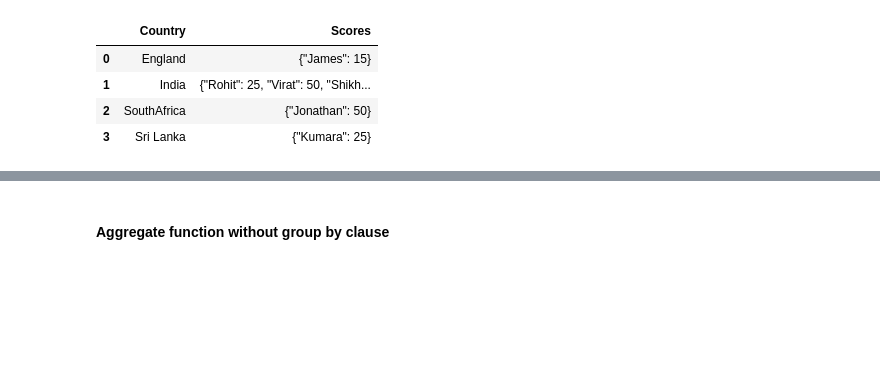
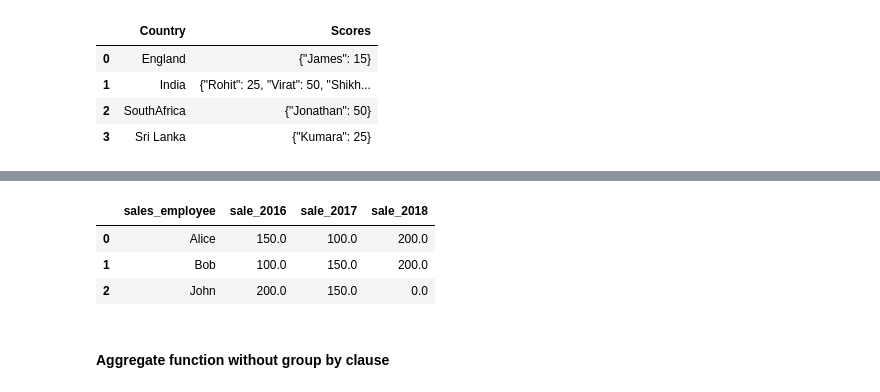
Before and after one commit to tanmoyndp/TG_GitHub, a Jupyter notebook: python_SQL/MySQL/python_mysql_aggregate_function.ipynb, the cells around one changed output, grey strips where cells are left out. Drawn from its saved outputs; the diff is of its cells as text; code cells hidden in the pictures; blank space fills up the shorter version.

```diff
--- a/python_SQL/MySQL/python_mysql_aggregate_function.ipynb
+++ b/python_SQL/MySQL/python_mysql_aggregate_function.ipynb
@@ -166,3 +182,18 @@ pd.read_sql_query("""SELECT Country, JSON_OBJECTAGG(First_Name, Socre_In_Exhibii
+# %%
+pd.read_sql_query("""select sales_employee,
+                   sum(case when fiscal_year = 2016 then sale else 0 end) as sale_2016,
+                   sum(case when fiscal_year = 2017 then sale else 0 end) as sale_2017,
+                   sum(case when fiscal_year = 2018 then sale else 0 end) as sale_2018
+                   from sales where sales_employee in ('Alice', 'Bob') or
+                   (sales_employee in ('John') and fiscal_year in (2016, 2017))
+                   group by sales_employee
+                  """ \
+                  , conn)
+# %% [output]
+|  | sales_employee | sale_2016 | sale_2017 | sale_2018 |
+| 0 | Alice | 150.0 | 100.0 | 200.0 |
+| 1 | Bob | 100.0 | 150.0 | 200.0 |
+| 2 | John | 200.0 | 150.0 | 0.0 |
 # %% [markdown]
 #### Aggregate function without group by clause
 # %%
```
Also changed, not shown: parts of 1 cell of this notebook, 2 other files.
